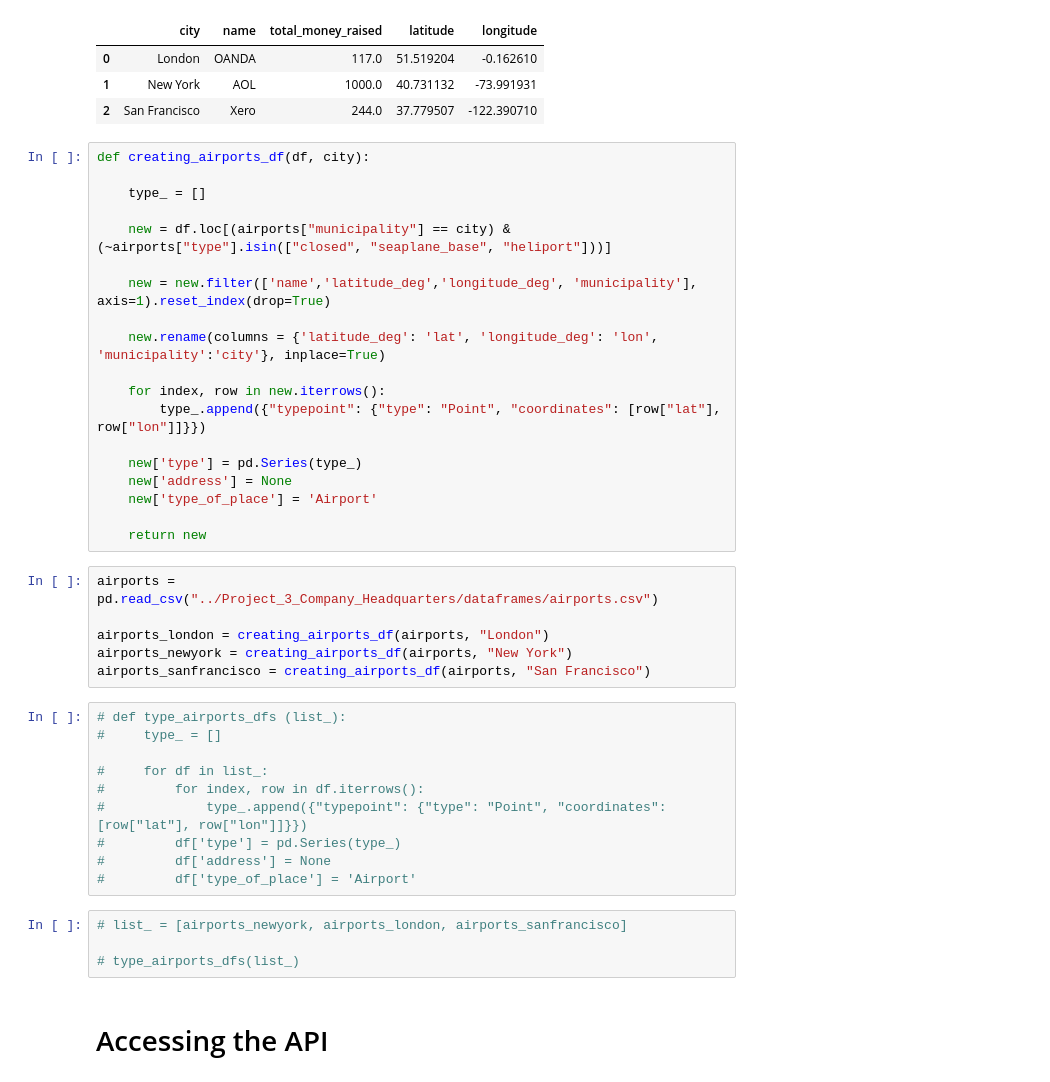
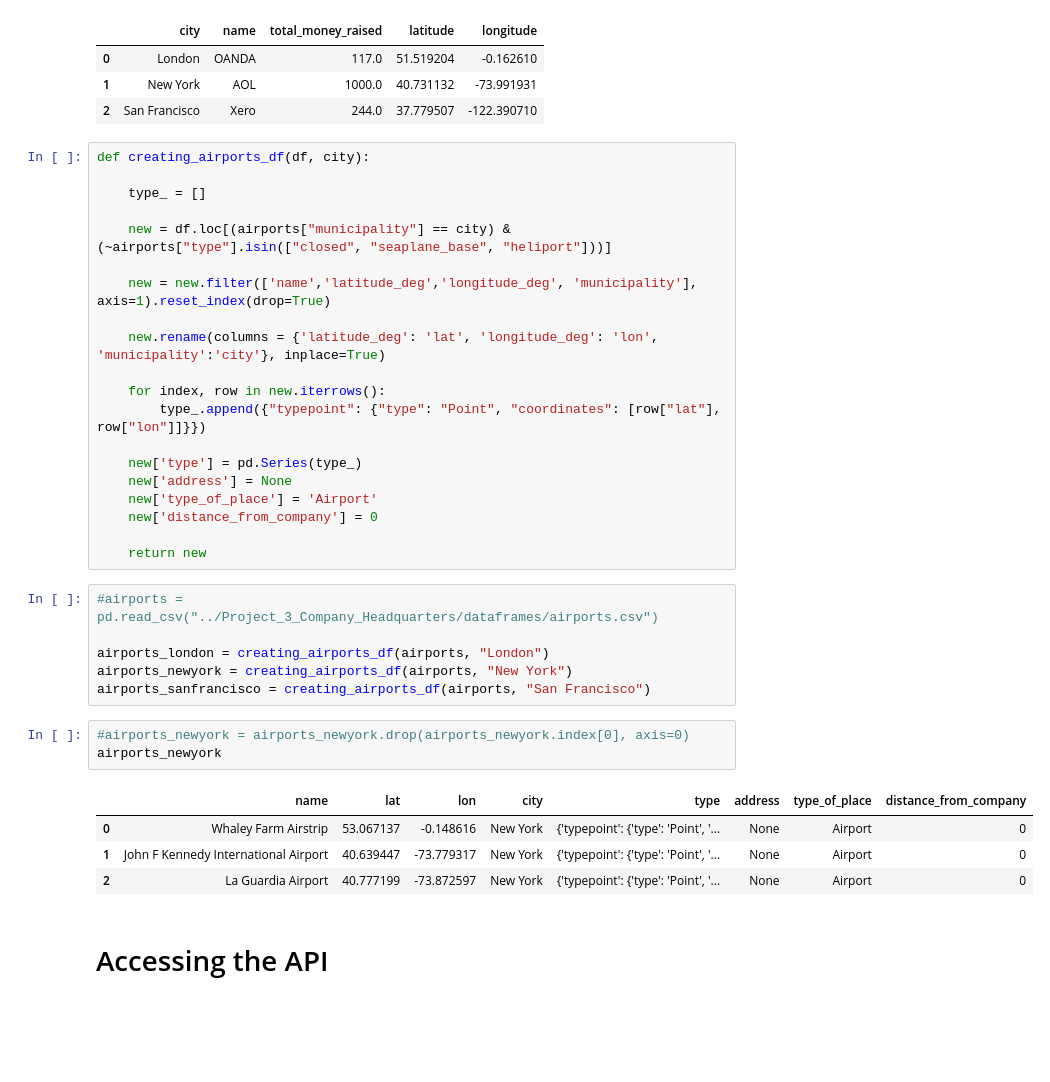
Before and after one commit to Maya-Souza/Project_3_Company_Headquarters, a Jupyter notebook: Untitled.ipynb, the cells around one changed output. Drawn from its saved outputs; the diff is of its cells as text; blank space fills up the shorter version.

```diff
--- a/Untitled.ipynb
+++ b/Untitled.ipynb
@@ -158,28 +159,23 @@ def creating_airports_df(df, city):
     new['type'] = pd.Series(type_)
     new['address'] = None
     new['type_of_place'] = 'Airport'
+    new['distance_from_company'] = 0
 
     return new
 # %%
-airports = pd.read_csv("../Project_3_Company_Headquarters/dataframes/airports.csv")
+#airports = pd.read_csv("../Project_3_Company_Headquarters/dataframes/airports.csv")
 
 airports_london = creating_airports_df(airports, "London")
 airports_newyork = creating_airports_df(airports, "New York")
 airports_sanfrancisco = creating_airports_df(airports, "San Francisco")
-# %%
-# def type_airports_dfs (list_):
-#     type_ = []
-
-#     for df in list_:
-#         for index, row in df.iterrows():
-#             type_.append({"typepoint": {"type": "Point", "coordinates": [row["lat"], row["lon"]]}})
-#         df['type'] = pd.Series(type_)
-#         df['address'] = None
-#         df['type_of_place'] = 'Airport'
-# %%
-# list_ = [airports_newyork, airports_london, airports_sanfrancisco]
-
-# type_airports_dfs(list_)
+# %%
+#airports_newyork = airports_newyork.drop(airports_newyork.index[0], axis=0)
+airports_newyork
+# %% [output]
+|  | name | lat | lon | city | type | address | type_of_place | distance_from_company |
+| 0 | Whaley Farm Airstrip | 53.067137 | -0.148616 | New York | {'typepoint': {'type': 'Point', '... | None | Airport | 0 |
+| 1 | John F Kennedy International Airport | 40.639447 | -73.779317 | New York | {'typepoint': {'type': 'Point', '... | None | Airport | 0 |
+| 2 | La Guardia Airport | 40.777199 | -73.872597 | New York | {'typepoint': {'type': 'Point', '... | None | Airport | 0 |
 # %% [markdown]
 # Accessing the API
 # %%
```
Also changed, not shown: parts of 23 cells of this notebook.
